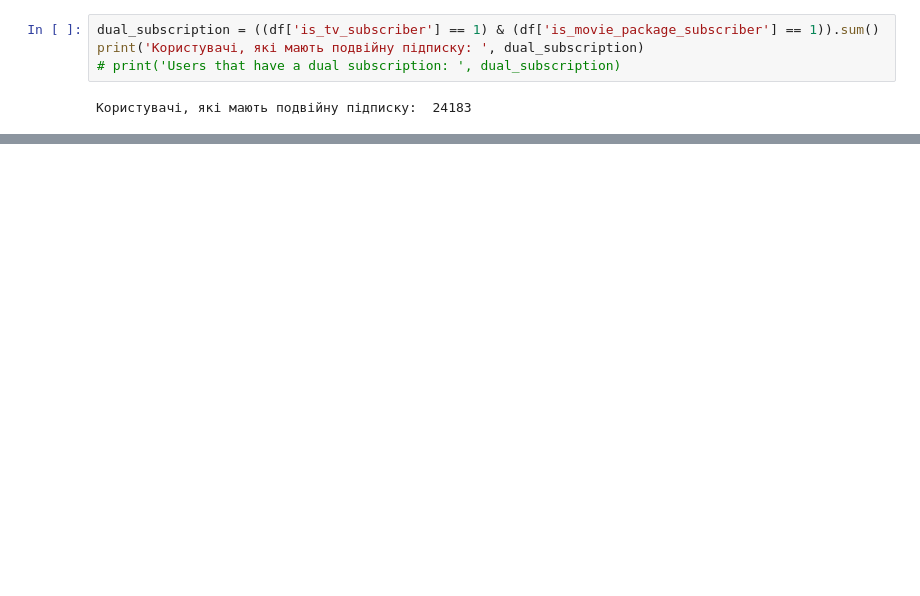
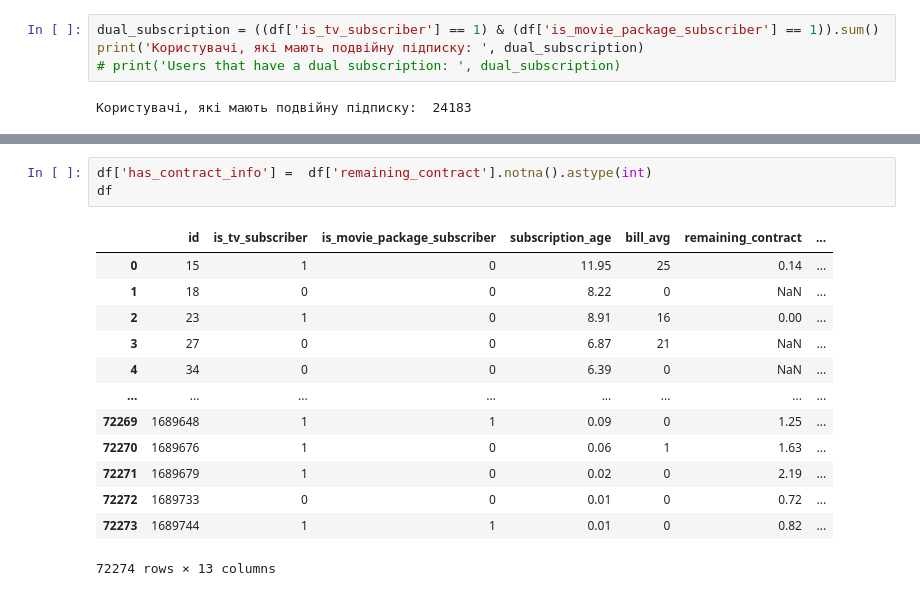
Before and after one commit to MaksimDar/telecom-churn-prediction, a Jupyter notebook: notebooks/01_eda.ipynb, the cells around one changed output, grey strips where cells are left out. Cells and saved outputs as stored; diff of their text form; blank space fills up the shorter version.

```diff
--- a/notebooks/01_eda.ipynb
+++ b/notebooks/01_eda.ipynb
@@ -131,0 +204,17 @@ print('Користувачі, які мають подвійну підписк
+# %%
+df['has_contract_info'] =  df['remaining_contract'].notna().astype(int)
+df
+# %% [output]
+|  | id | is_tv_subscriber | is_movie_package_subscriber | subscription_age | bill_avg | remaining_contract | ... |
+| 0 | 15 | 1 | 0 | 11.95 | 25 | 0.14 | ... |
+| 1 | 18 | 0 | 0 | 8.22 | 0 | NaN | ... |
+| 2 | 23 | 1 | 0 | 8.91 | 16 | 0.00 | ... |
+| 3 | 27 | 0 | 0 | 6.87 | 21 | NaN | ... |
+| 4 | 34 | 0 | 0 | 6.39 | 0 | NaN | ... |
+| ... | ... | ... | ... | ... | ... | ... | ... |
+| 72269 | 1689648 | 1 | 1 | 0.09 | 0 | 1.25 | ... |
+| 72270 | 1689676 | 1 | 0 | 0.06 | 1 | 1.63 | ... |
+| 72271 | 1689679 | 1 | 0 | 0.02 | 0 | 2.19 | ... |
+| 72272 | 1689733 | 0 | 0 | 0.01 | 0 | 0.72 | ... |
+| 72273 | 1689744 | 1 | 1 | 0.01 | 0 | 0.82 | ... |
+72274 rows × 13 columns
```
Also changed, not shown: parts of 28 cells of this notebook.
